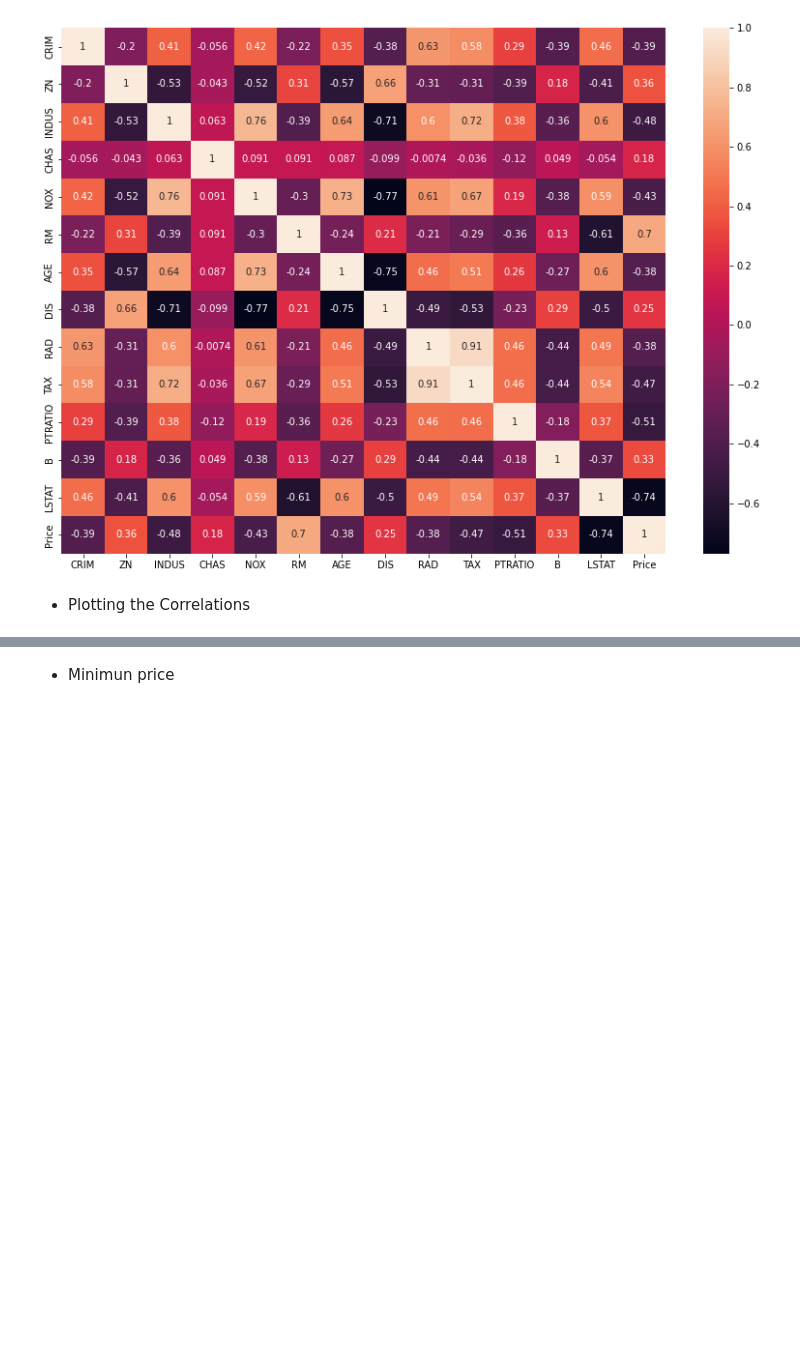
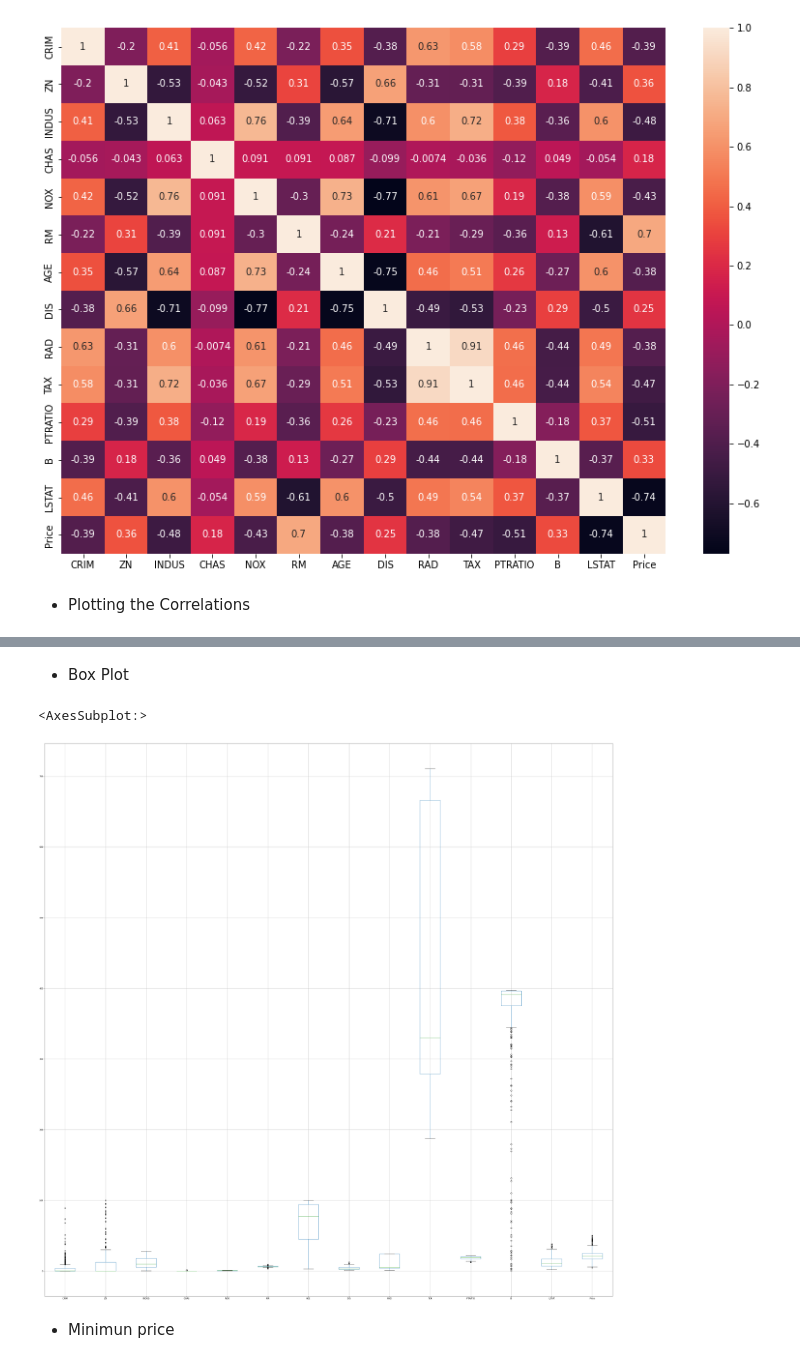
Before and after one commit to Naveen-Karanamu/House-Price-Prediction, a Jupyter notebook: main.ipynb, the cells around one changed output, grey strips where cells are left out. Cells and saved outputs as stored; diff of their text form; code cells hidden in the pictures; blank space fills up the shorter version.

Commit message:
Added: Box plot

```diff
--- a/main.ipynb
+++ b/main.ipynb
@@ -188,6 +188,14 @@ sns.pairplot(df,size=7)
 # %% [output]
 <seaborn.axisgrid.PairGrid at 0x...>
 [figure]
+# %% [markdown]
+* Box Plot
+# %%
+plt.figure(figsize=(50,50))
+df.boxplot()
+# %% [output]
+<AxesSubplot:>
+[figure, added]
 # %% [markdown]
 * Minimun price
 # %%
```
Also changed, not shown: parts of 1 cell of this notebook.
